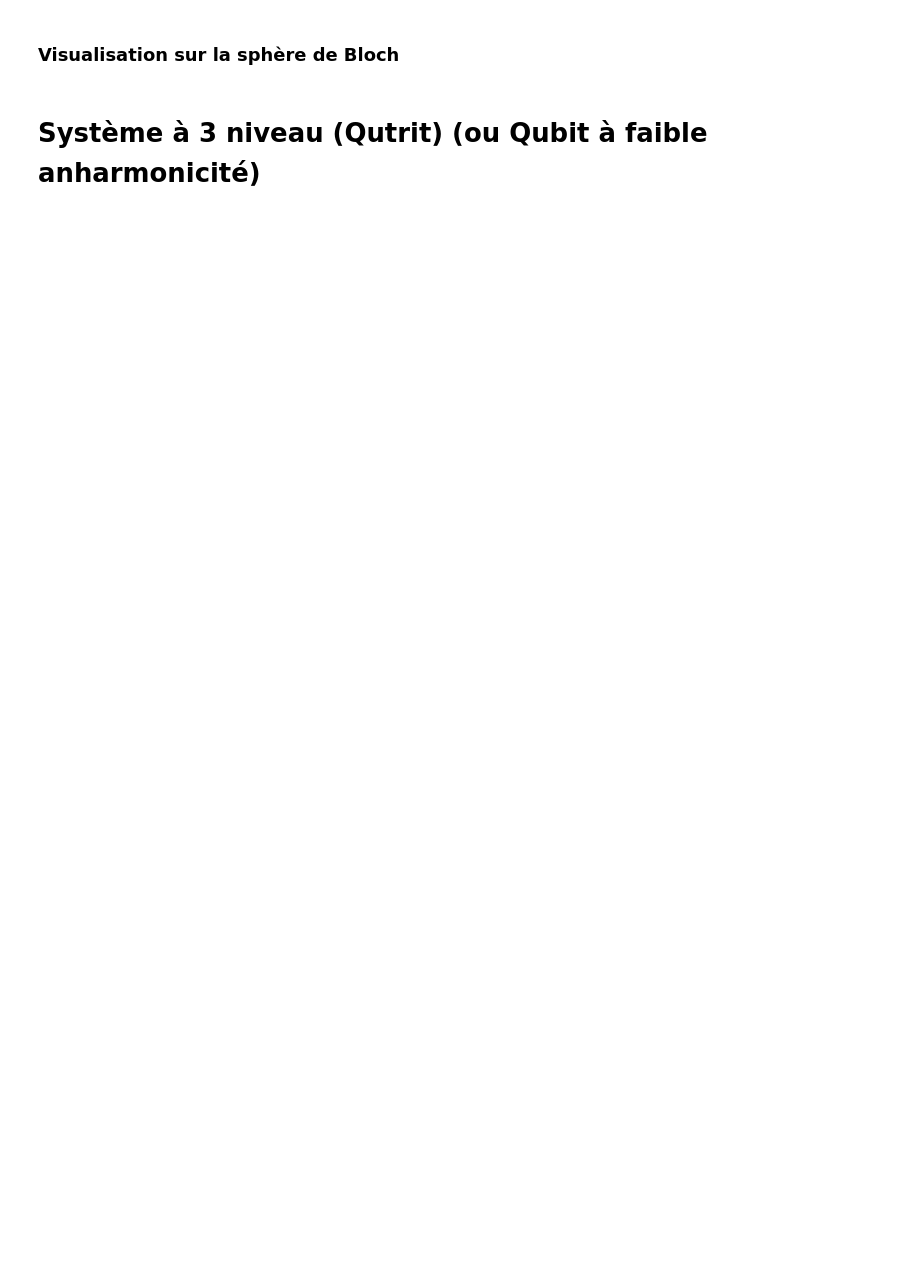
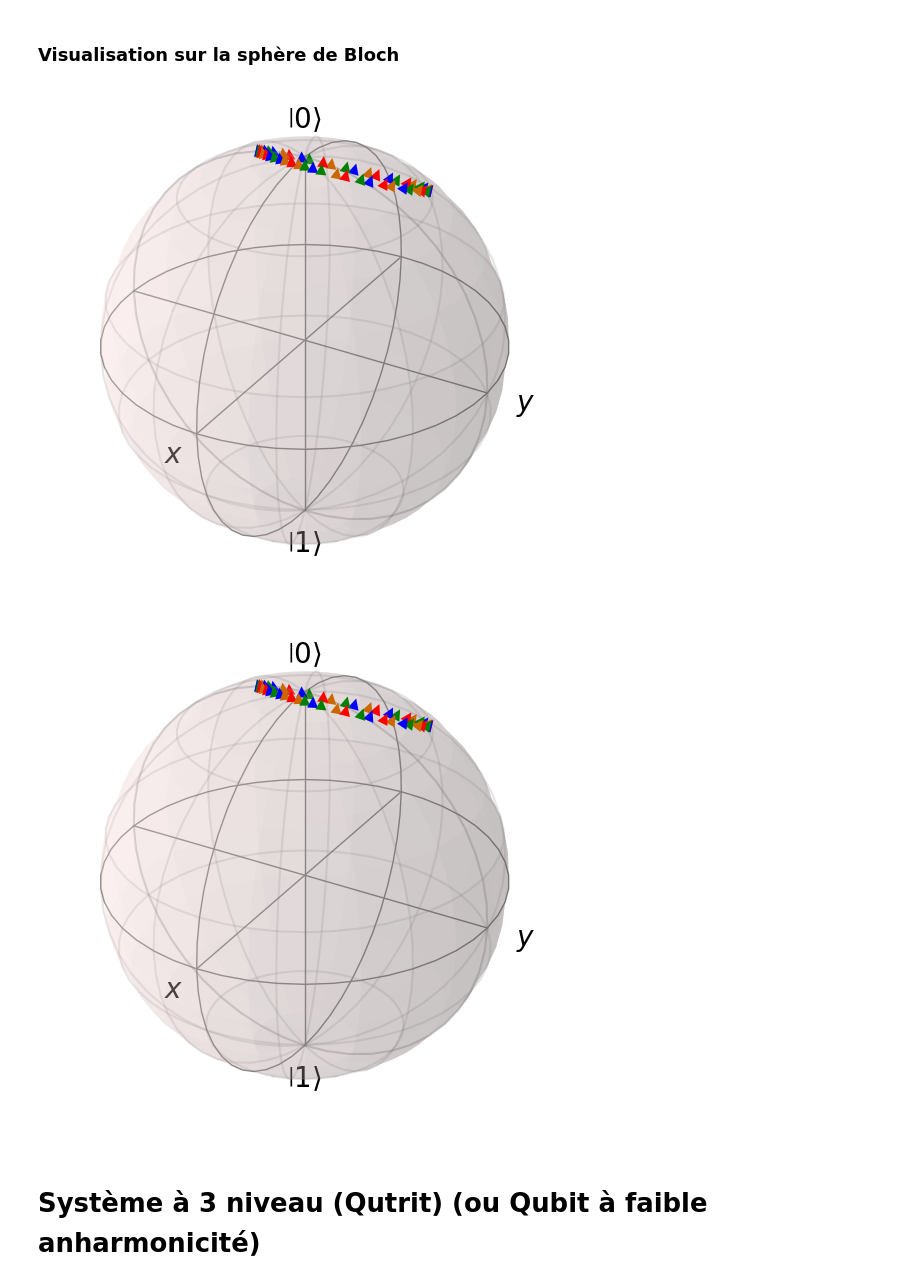
Before and after one commit to AmdaU/Charge_PHQ434_A23, a Jupyter notebook: 21_septembre.ipynb, the cells around one changed output. Saved outputs shown, nothing was run; the diff lists cells and outputs as text; code cells hidden in the pictures; blank space fills up the shorter version.

```diff
--- a/21_septembre.ipynb
+++ b/21_septembre.ipynb
@@ -38,15 +38,16 @@ Rappel théorique:
 
 $$\boxed{P_{g \rightarrow e}(t)=\frac{|\Omega|^2}{|\Omega|^2+\Delta^2} \sin ^2\left(t / 2 \sqrt{\Delta^2+|\Omega|^2}\right)}$$
 # %%
-Delta = 1
+Delta = 2
 drive = 1
 psi0 = etat_g
 
 # -------------------
 
-H0 = ?
+H0 = Delta*ee
 
-Hint = ?
+Hint = 0.5*(drive*eg + np.conjugate(drive)*ge)
+
 
 # -------------------
 
@@ -55,12 +56,15 @@ H = H0 + Hint
 T = 2*np.pi/abs(drive) # Une "periode" d'oscillation (pour drive >> Delta)
 
 tmax = T
-t = np.linspace(0,tmax,101)
+t = np.linspace(0,tmax,51)
 
 result = mesolve(H, psi0, t) # permet d'obtenir la matrice densité/vecteur d'état pour chaque points en temps
 
 P_ge = expect(ee ,result.states) # P<phi(t)|e><e|phi(t)>
 
+
+
+
 # print(result.states)
 # %%
 plt.plot(t, P_ge, label=r'$P_{g \rightarrow e} (t)$')
@@ -75,2 +79,10 @@ b = qutip.Bloch()
+# %%
+b = Bloch()
+b.add_states(result.states)
+b.vector_width = 0
+b.show()
+# %% [output]
+[figure, added]
+[figure, added]
 # %% [markdown]
 # Système à 3 niveau (Qutrit) (ou Qubit à faible anharmonicité)
```
Also changed, not shown: parts of 10 cells of this notebook.
